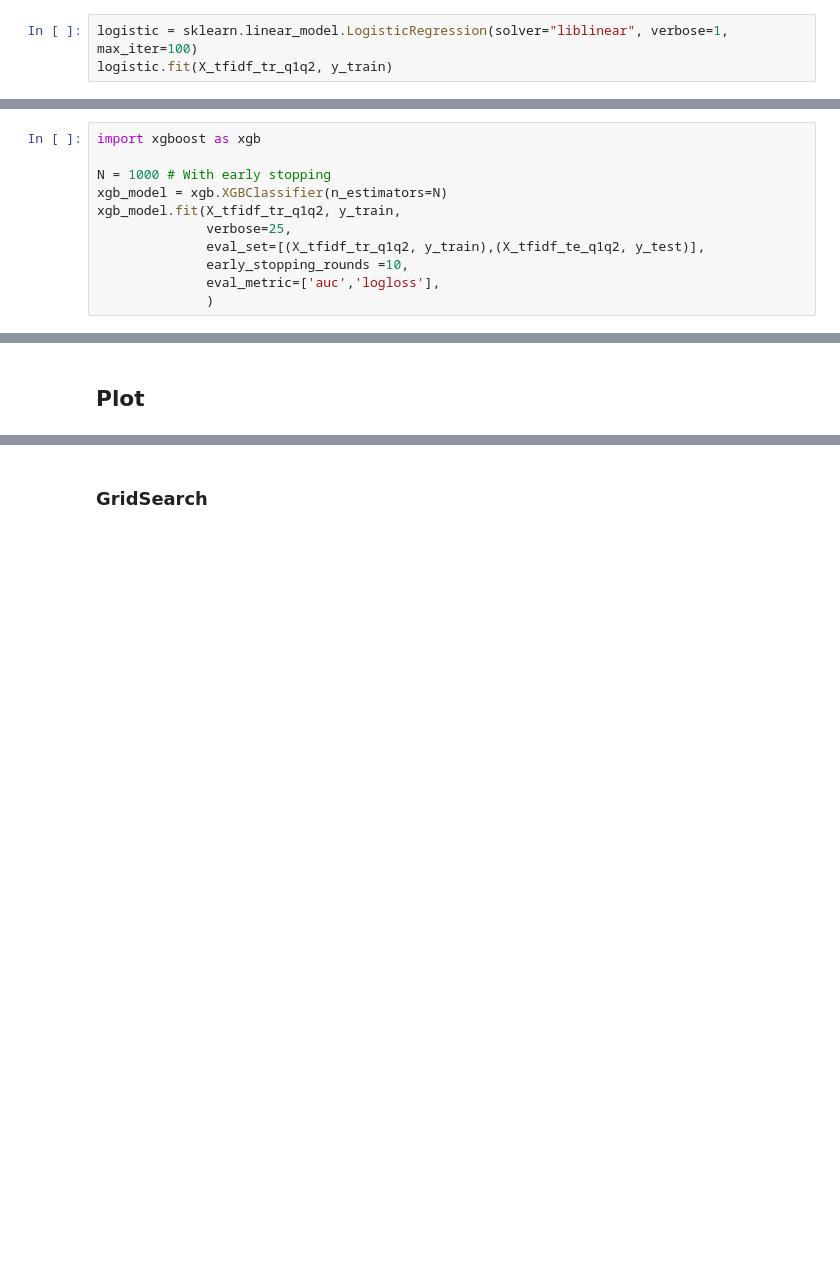
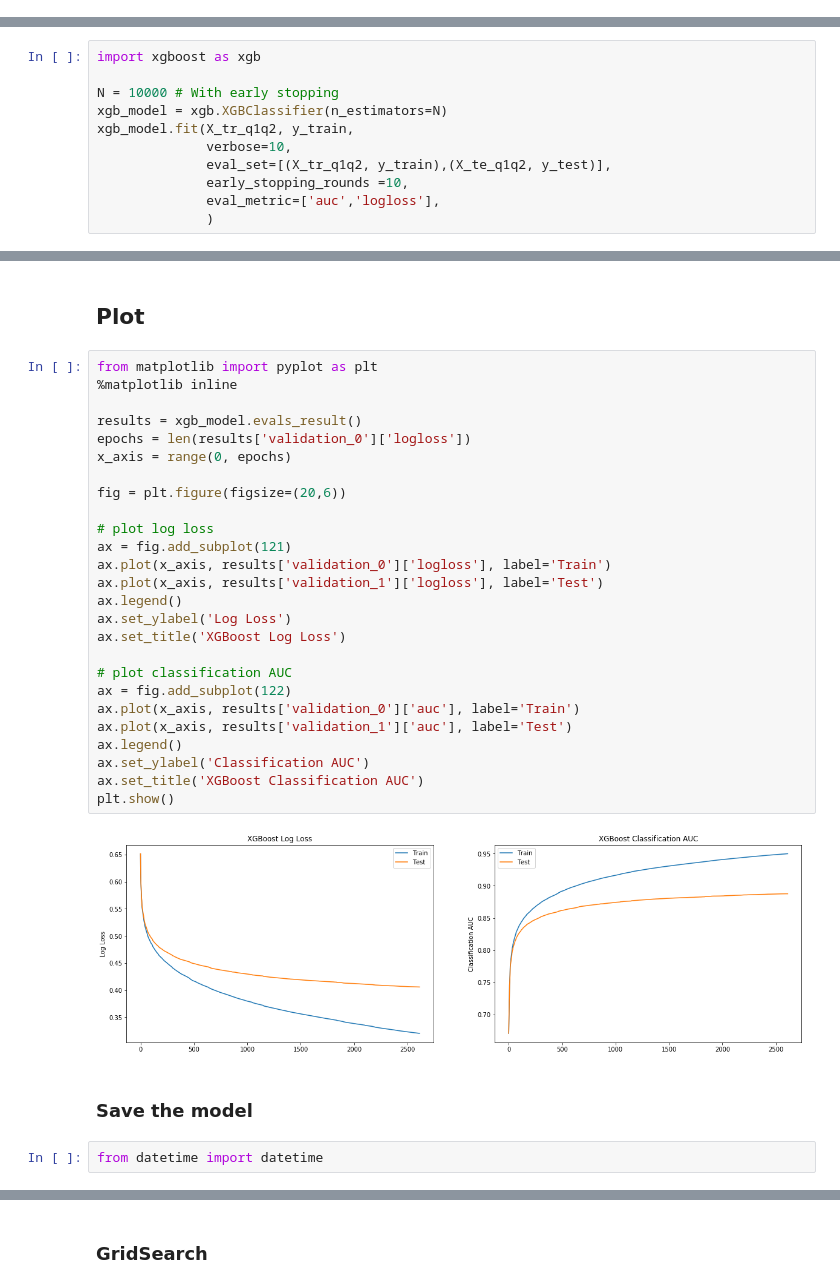
Before and after one commit to jordisc97/NLP-Assignment-1, a Jupyter notebook: 02_Results.ipynb, the cells around one changed output, grey strips where cells are left out. Saved outputs shown, nothing was run; the diff lists cells and outputs as text; blank space fills up the shorter version.

```diff
--- a/02_Results.ipynb
+++ b/02_Results.ipynb
@@ -216,3 +214,0 @@ TFIDF transform finished in 15.39 seconds
-# %%
-logistic = sklearn.linear_model.LogisticRegression(solver="liblinear", verbose=1, max_iter=100)
-logistic.fit(X_tfidf_tr_q1q2, y_train)
@@ -231,11 +217,11 @@ logistic.score(X_tfidf_tr_q1q2, y_train), logistic.score(X_tfidf_te_q1q2, y_test
 # %%
 import xgboost as xgb
 
-N = 1000 # With early stopping
+N = 10000 # With early stopping
 xgb_model = xgb.XGBClassifier(n_estimators=N)
-xgb_model.fit(X_tfidf_tr_q1q2, y_train,
-              verbose=25,
-              eval_set=[(X_tfidf_tr_q1q2, y_train),(X_tfidf_te_q1q2, y_test)],
+xgb_model.fit(X_tr_q1q2, y_train,
+              verbose=10,
+              eval_set=[(X_tr_q1q2, y_train),(X_te_q1q2, y_test)],
               early_stopping_rounds =10,
               eval_metric=['auc','logloss'],
               )
@@ -258,2 +255,34 @@ KeyboardInterrupt:
 # %% [markdown]
 ## Plot
+# %%
+from matplotlib import pyplot as plt
+%matplotlib inline
+
+results = xgb_model.evals_result()
+epochs = len(results['validation_0']['logloss'])
+x_axis = range(0, epochs)
+
+fig = plt.figure(figsize=(20,6))
+
+# plot log loss
+ax = fig.add_subplot(121)
+ax.plot(x_axis, results['validation_0']['logloss'], label='Train')
+ax.plot(x_axis, results['validation_1']['logloss'], label='Test')
+ax.legend()
+ax.set_ylabel('Log Loss')
+ax.set_title('XGBoost Log Loss')
+
+# plot classification AUC
+ax = fig.add_subplot(122)
+ax.plot(x_axis, results['validation_0']['auc'], label='Train')
+ax.plot(x_axis, results['validation_1']['auc'], label='Test')
+ax.legend()
+ax.set_ylabel('Classification AUC')
+ax.set_title('XGBoost Classification AUC')
+plt.show()
+# %% [output]
+[figure, added]
+# %% [markdown]
+### Save the model
+# %%
+from datetime import datetime
```
Also changed, not shown: parts of 26 cells of this notebook.
